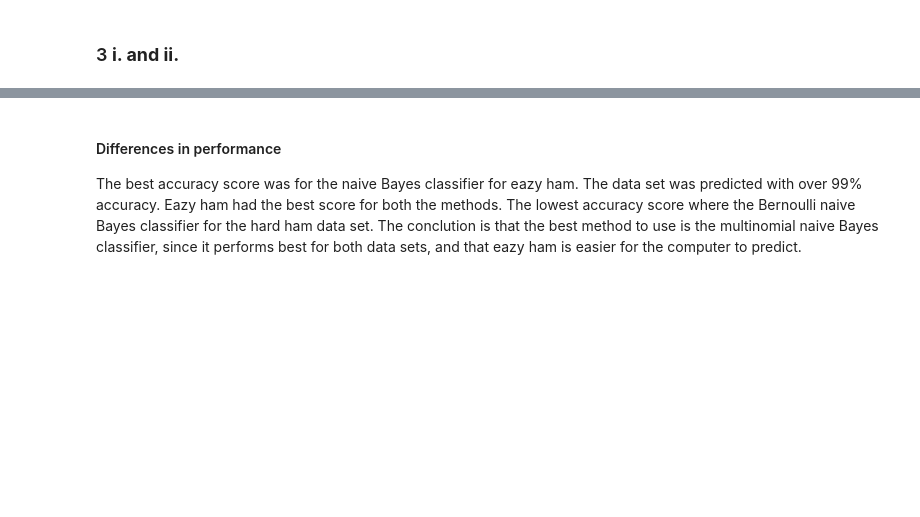
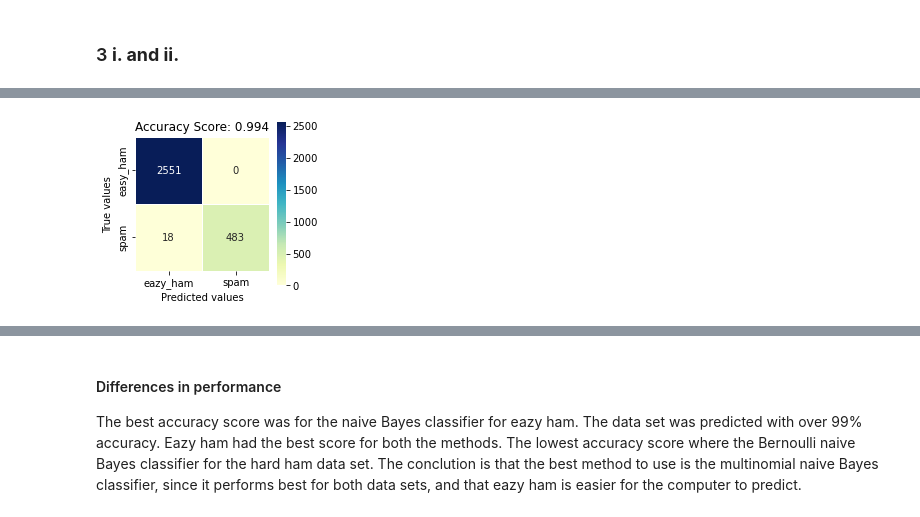
Before and after one commit to carljvh/intro-to-datascience-and-AI, a Jupyter notebook: assignment-4/problem4_basic.ipynb, the cells around one changed output, grey strips where cells are left out. Drawn from its saved outputs; the diff is of its cells as text; code cells hidden in the pictures; blank space fills up the shorter version.

```diff
--- a/assignment-4/problem4_basic.ipynb
+++ b/assignment-4/problem4_basic.ipynb
@@ -137,0 +147,82 @@ Hard ham vs spam: Accuracy scorefor the Bernoulli naive Bayes classifier:
+# %%
+X_eazy = vectorizer.transform(eazy_hamspam_df['message']).toarray()
+y_eazy = eazy_hamspam_df['class']
+
+X_hard = vectorizer.transform(hard_hamspam_df['message']).toarray()
+y_hard = hard_hamspam_df['class']
+
+# Multinomial for eazy ham and hard ham
+
+mnb_predict = mnb.predict(X_eazy)
+print("Eazy ham vs spam: Accuracy score for the multinomial naive Bayes classifier:\n", metrics.accuracy_score(y_eazy, mnb_predict))
+
+cm = metrics.confusion_matrix(y_eazy, mnb_predict)
+xAxisLabels = ('eazy_ham', 'spam')
+yAxisLabels = ('easy_ham', 'spam')
+plt.figure(figsize = (3,3))
+sns.heatmap(cm, annot = True, fmt = "d", linewidths=.5, square=True, xticklabels=xAxisLabels, yticklabels=yAxisLabels, cmap="YlGnBu")
+plt.xlabel("Predicted values")
+plt.ylabel("True values")
+allSampleTitle = 'Accuracy Score: %.3f' % metrics.accuracy_score(y_eazy, mnb_predict)
+plt.title(allSampleTitle, size = 12)
+plt.show()
+
+TN, FN, TP, FP = cm[0][0], cm[1][0], cm[1][1], cm[0][1]
+TPR, TNR = TP/(TP+FN), TN/(TN+FP)
+print("True poitive rate: {}, true negative rate: {}\n".format(TPR, TNR))
+
+mnb_predict = mnb.predict(X_hard)
+print("Hard ham vs spam: Accuracy score for the multinomial naive Bayes classifier:\n", metrics.accuracy_score(y_hard, mnb_predict))
+
+cm = metrics.confusion_matrix(y_hard, mnb_predict)
+xAxisLabels = ('hard_ham', 'spam')
+yAxisLabels = ('hard_ham', 'spam')
+plt.figure(figsize = (3,3))
+sns.heatmap(cm, annot = True, fmt = "d", linewidths=.5, square=True, xticklabels=xAxisLabels, yticklabels=yAxisLabels, cmap="YlGnBu")
+plt.xlabel("Predicted values")
+plt.ylabel("True values")
+allSampleTitle = 'Accuracy Score: %.3f' % metrics.accuracy_score(y_hard, mnb_predict)
+plt.title(allSampleTitle, size = 12)
+plt.show()
+
+TN, FN, TP, FP = cm[0][0], cm[1][0], cm[1][1], cm[0][1]
+TPR, TNR = TP/(TP+FN), TN/(TN+FP)
+print("True poitive rate: {}, true negative rate: {}\n".format(TPR, TNR))
+
+# Bernoulli for eazy ham and hard ham
+bernb_predict = bernb.predict(X_eazy)
+print("Eazy ham vs spam: Accuracy score for the Bernoulli naive Bayes classifier:\n", metrics.accuracy_score(y_eazy, bernb_predict))
+
+cm = metrics.confusion_matrix(y_eazy, bernb_predict)
+xAxisLabels = ('eazy_ham', 'spam')
+yAxisLabels = ('easy_ham', 'spam')
+plt.figure(figsize = (3,3))
+sns.heatmap(cm, annot = True, fmt = "d", linewidths=.5, square=True, xticklabels=xAxisLabels, yticklabels=yAxisLabels, cmap="YlGnBu")
+plt.xlabel("Predicted values")
+plt.ylabel("True values")
+allSampleTitle = 'Accuracy Score: %.3f' % metrics.accuracy_score(y_eazy, bernb_predict)
+plt.title(allSampleTitle, size = 12)
+plt.show()
+
+TN, FN, TP, FP = cm[0][0], cm[1][0], cm[1][1], cm[0][1]
+TPR, TNR = TP/(TP+FN), TN/(TN+FP)
+print("True poitive rate: {}, true negative rate: {}\n".format(TPR, TNR))
+
+bernb_predict = bernb.predict(X_hard)
+print("Hard ham vs spam: Accuracy score for the Bernoulli naive Bayes classifier:\n", metrics.accuracy_score(y_hard, bernb_predict))
+
+cm = metrics.confusion_matrix(y_hard, bernb_predict)
+xAxisLabels = ('hard_ham', 'spam')
+yAxisLabels = ('hard_ham', 'spam')
+plt.figure(figsize = (3,3))
+sns.heatmap(cm, annot = True, fmt = "d", linewidths=.5, square=True, xticklabels=xAxisLabels, yticklabels=yAxisLabels, cmap="YlGnBu")
+plt.xlabel("Predicted values")
+plt.ylabel("True values")
+allSampleTitle = 'Accuracy Score: %.3f' % metrics.accuracy_score(y_hard, bernb_predict)
+plt.title(allSampleTitle, size = 12)
+plt.show()
+
+TN, FN, TP, FP = cm[0][0], cm[1][0], cm[1][1], cm[0][1]
+TPR, TNR = TP/(TP+FN), TN/(TN+FP)
+print("True poitive rate: {}, true negative rate: {}\n".format(TPR, TNR))
+# %% [output]
@@ -137,0 +231 @@ Hard ham vs spam: Accuracy scorefor the Bernoulli naive Bayes classifier:
+[figure, added]
```
Also changed, not shown: parts of 4 cells of this notebook.
